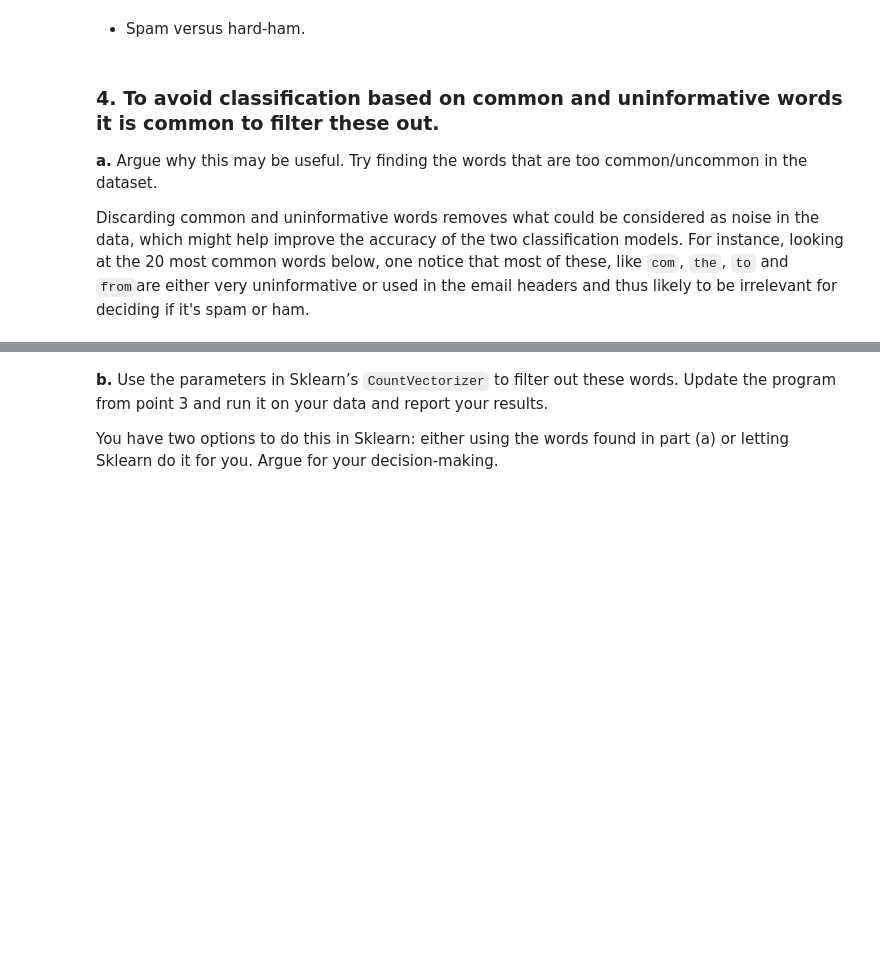
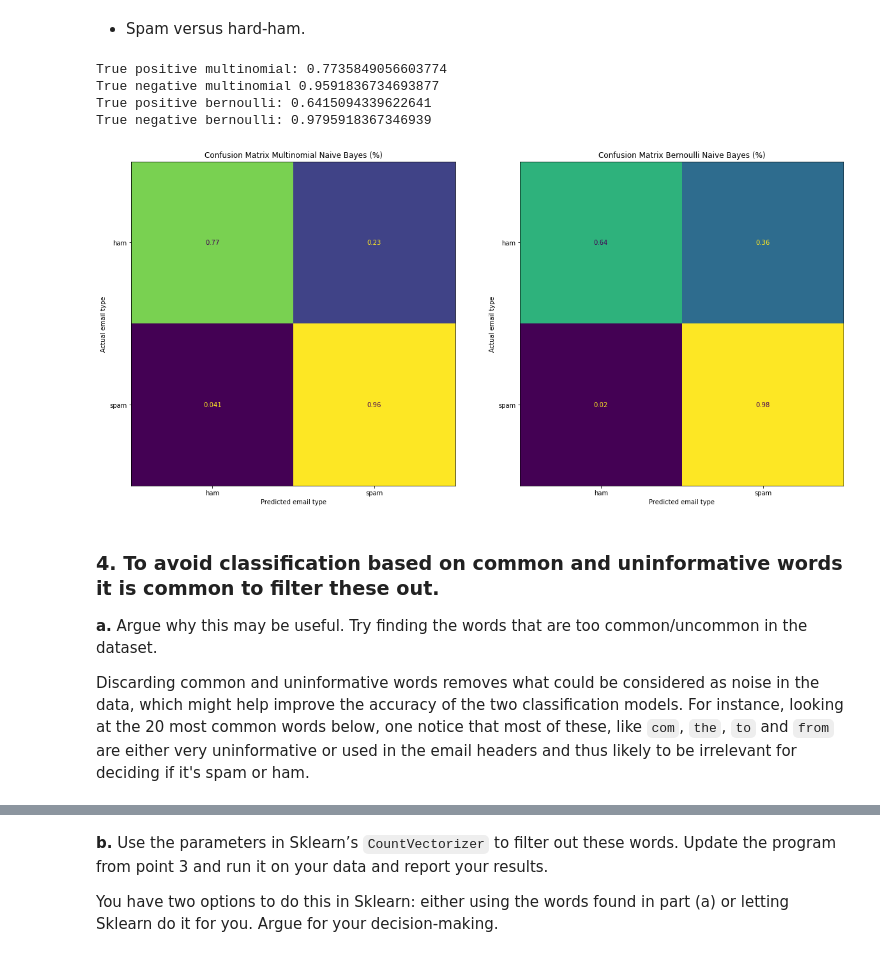
Before and after one commit to lukasmartinsson/dat405, a Jupyter notebook: assignment_4/DAT405_Assignment4.ipynb, the cells around one changed output, grey strips where cells are left out. Saved outputs shown, nothing was run; the diff lists cells and outputs as text; code cells hidden in the pictures; blank space fills up the shorter version.

```diff
--- a/assignment_4/DAT405_Assignment4.ipynb
+++ b/assignment_4/DAT405_Assignment4.ipynb
@@ -133,20 +184,26 @@ spam_vs_easy_ham()
 # %% [markdown]
 -	Spam versus hard-ham.
 # %%
-def spam_vs_hard_ham(cv=None):
+def spam_vs_hard_ham(cv=None, fit_prior = None):
   spam_vs_hard_ham = pd.concat([df_spam, df_hard_ham])
   X = spam_vs_hard_ham['content']
   y = spam_vs_hard_ham['class']
   X_train, X_test, y_train, y_test = train_test_split(X, y, train_size=0.8, random_state=0)
   compare_naive_bayes(X_train, X_test, y_train, y_test, cv=cv)
 
 spam_vs_hard_ham()
+# %% [output]
+True positive multinomial: 0.7735849056603774
+True negative multinomial 0.9591836734693877
+True positive bernoulli: 0.6415094339622641
+True negative bernoulli: 0.9795918367346939
+[figure, added]
 # %% [markdown]
 ### 4.	To avoid classification based on common and uninformative words it is common to filter these out.
 
 **a.** Argue why this may be useful. Try finding the words that are too common/uncommon in the dataset.
 
-Discarding common and uninformative words removes what could be considered as noise in the data, which might help improve the accuracy of the two classification models. For instance, looking at the 20 most common words below, one notice that most of these, like `com`, `the`, `to` and `from`are either very uninformative or used in the email headers and thus likely to be irrelevant for deciding if it's spam or ham.
+Discarding common and uninformative words removes what could be considered as noise in the data, which might help improve the accuracy of the two classification models. For instance, looking at the 20 most common words below, one notice that most of these, like `com`, `the`, `to` and `from` are either very uninformative or used in the email headers and thus likely to be irrelevant for deciding if it's spam or ham.
 # %%
 def get_top_n_words(corpus, n=None):
     cv = CountVectorizer().fit(corpus)
```
Also changed, not shown: parts of 16 cells of this notebook.
